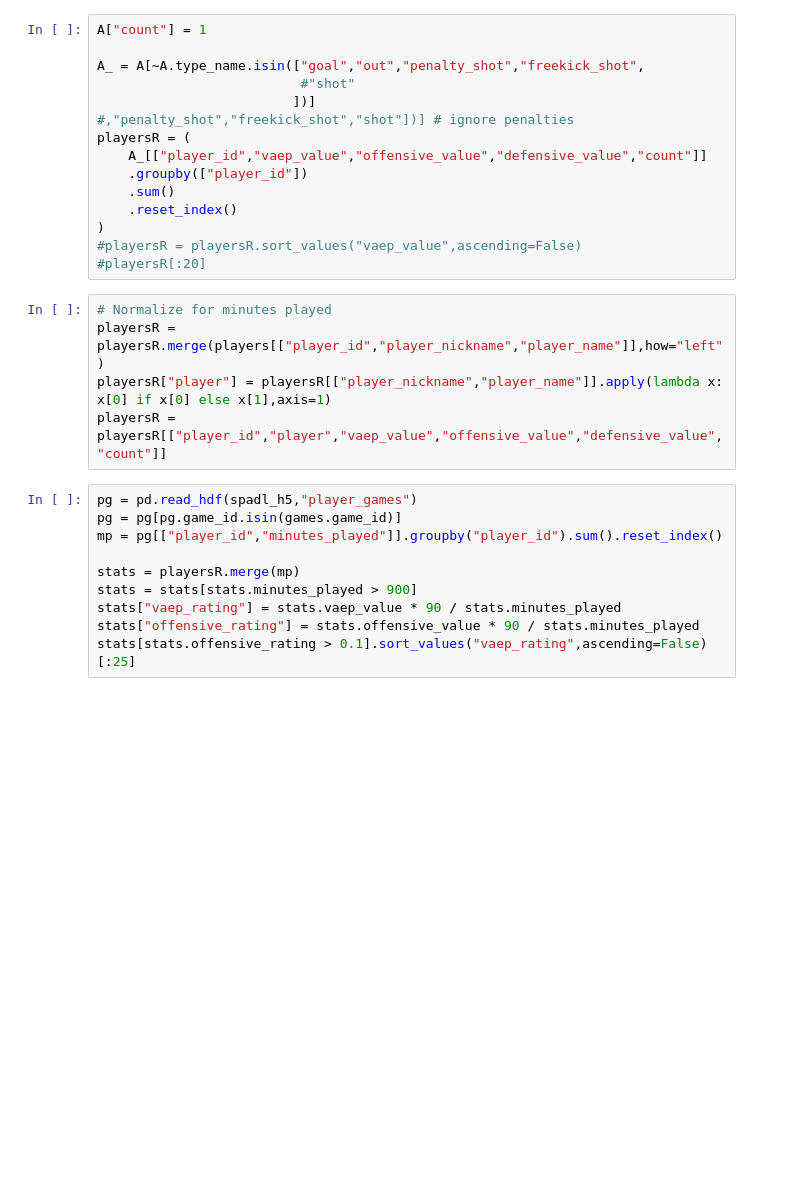
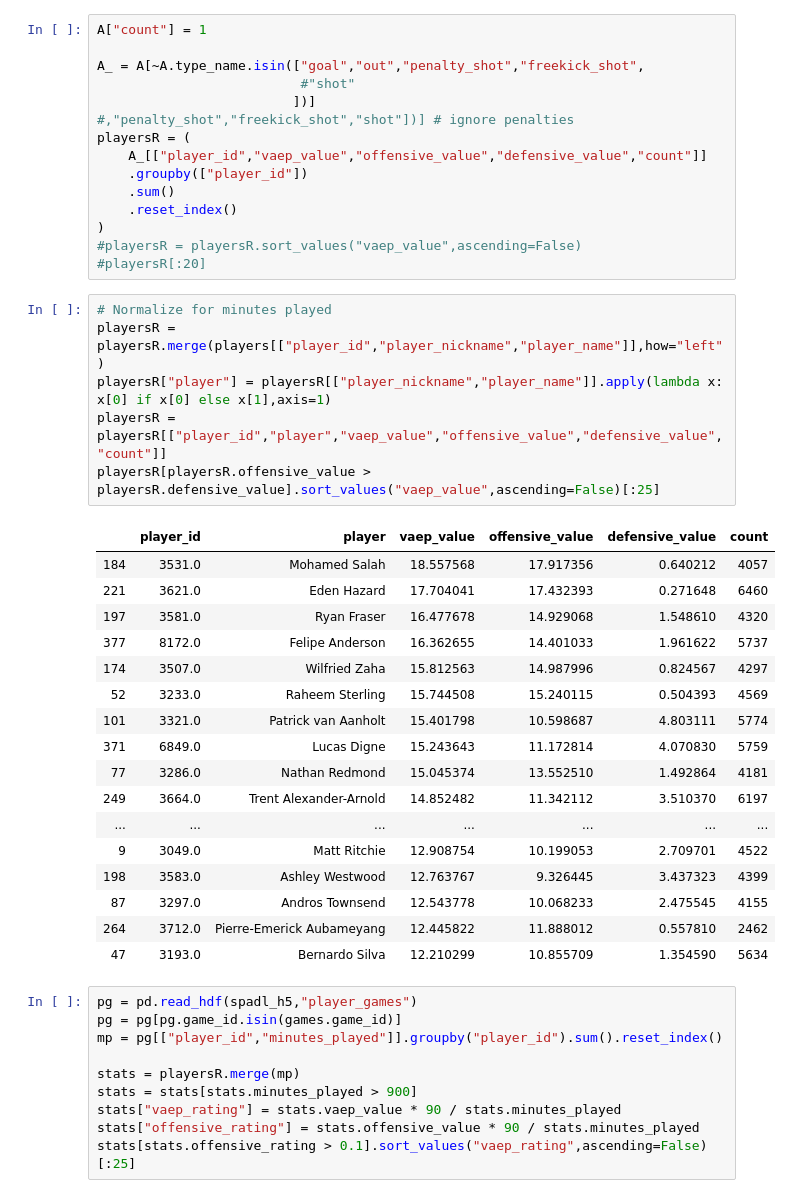
Before and after one commit to TomDecroos/atomic-spadl, a Jupyter notebook: atomic-notebooks/5-compute-vaep-values.ipynb, the cells around one changed output. Drawn from its saved outputs; the diff is of its cells as text; blank space fills up the shorter version.

```diff
--- a/atomic-notebooks/5-compute-vaep-values.ipynb
+++ b/atomic-notebooks/5-compute-vaep-values.ipynb
@@ -84,8 +84,27 @@ playersR = (
 # %%
 # Normalize for minutes played
 playersR = playersR.merge(players[["player_id","player_nickname","player_name"]],how="left")
 playersR["player"] = playersR[["player_nickname","player_name"]].apply(lambda x: x[0] if x[0] else x[1],axis=1)
 playersR = playersR[["player_id","player","vaep_value","offensive_value","defensive_value","count"]]
+playersR[playersR.offensive_value > playersR.defensive_value].sort_values("vaep_value",ascending=False)[:25]
+# %% [output]
+|  | player_id | player | vaep_value | offensive_value | defensive_value | count |
+| 184 | 3531.0 | Mohamed Salah | 18.557568 | 17.917356 | 0.640212 | 4057 |
+| 221 | 3621.0 | Eden Hazard | 17.704041 | 17.432393 | 0.271648 | 6460 |
+| 197 | 3581.0 | Ryan Fraser | 16.477678 | 14.929068 | 1.548610 | 4320 |
+| 377 | 8172.0 | Felipe Anderson | 16.362655 | 14.401033 | 1.961622 | 5737 |
+| 174 | 3507.0 | Wilfried Zaha | 15.812563 | 14.987996 | 0.824567 | 4297 |
+| 52 | 3233.0 | Raheem Sterling | 15.744508 | 15.240115 | 0.504393 | 4569 |
+| 101 | 3321.0 | Patrick van Aanholt | 15.401798 | 10.598687 | 4.803111 | 5774 |
+| 371 | 6849.0 | Lucas Digne | 15.243643 | 11.172814 | 4.070830 | 5759 |
+| 77 | 3286.0 | Nathan Redmond | 15.045374 | 13.552510 | 1.492864 | 4181 |
+| 249 | 3664.0 | Trent Alexander-Arnold | 14.852482 | 11.342112 | 3.510370 | 6197 |
+| ... | ... | ... | ... | ... | ... | ... |
+| 9 | 3049.0 | Matt Ritchie | 12.908754 | 10.199053 | 2.709701 | 4522 |
+| 198 | 3583.0 | Ashley Westwood | 12.763767 | 9.326445 | 3.437323 | 4399 |
+| 87 | 3297.0 | Andros Townsend | 12.543778 | 10.068233 | 2.475545 | 4155 |
+| 264 | 3712.0 | Pierre-Emerick Aubameyang | 12.445822 | 11.888012 | 0.557810 | 2462 |
+| 47 | 3193.0 | Bernardo Silva | 12.210299 | 10.855709 | 1.354590 | 5634 |
 # %%
 pg = pd.read_hdf(spadl_h5,"player_games")
 pg = pg[pg.game_id.isin(games.game_id)]
```
Also changed, not shown: 8 other files.
